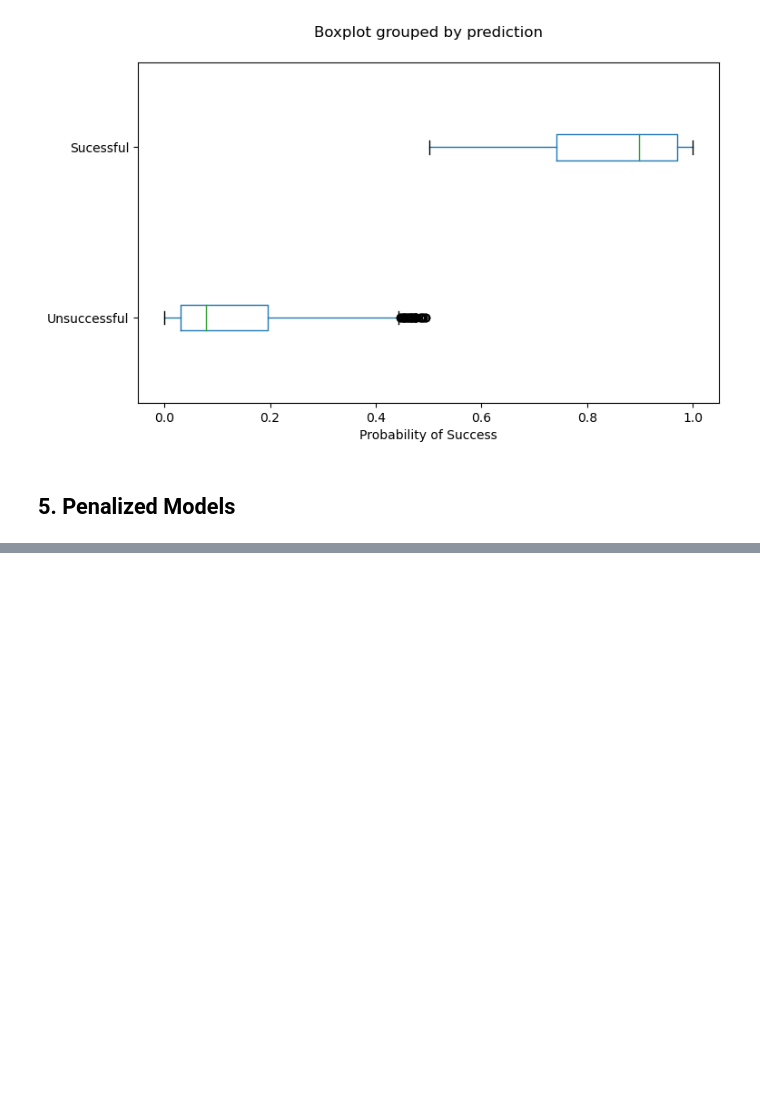
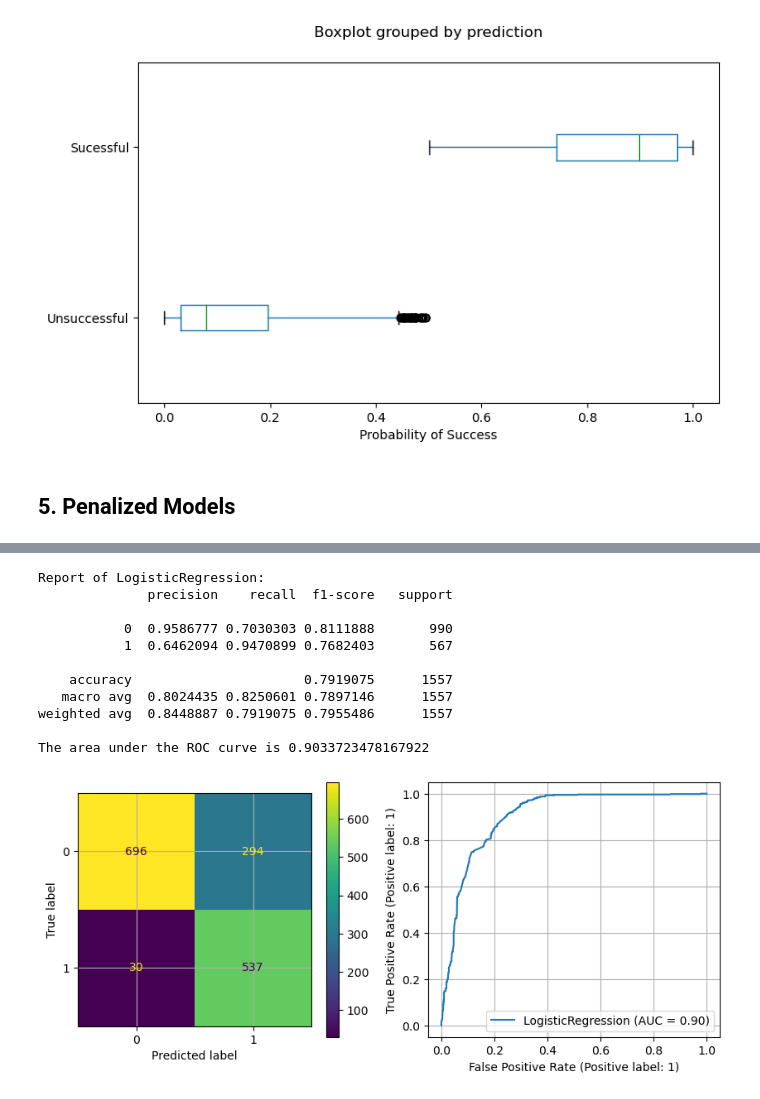
Before and after one commit to chenxuhe79/AppliedPredictiveModeling, a Jupyter notebook: Ch12_7 Discriminant Analysis and Other Linear Classification Models.ipynb, the cells around one changed output, grey strips where cells are left out. Cells and saved outputs as stored; diff of their text form; code cells hidden in the pictures; blank space fills up the shorter version.

```diff
--- a/Ch12_7 Discriminant Analysis and Other Linear Classification Models.ipynb
+++ b/Ch12_7 Discriminant Analysis and Other Linear Classification Models.ipynb
@@ -886,0 +951,15 @@ Text(0.5, 1.0, '')
+# %%
+modelPerf(lassoModel, validX_scaled, validy)
+# %% [output]
+Report of LogisticRegression:
+              precision    recall  f1-score   support
+
+           0  0.9586777 0.7030303 0.8111888       990
+           1  0.6462094 0.9470899 0.7682403       567
+
+    accuracy                      0.7919075      1557
+   macro avg  0.8024435 0.8250601 0.7897146      1557
+weighted avg  0.8448887 0.7919075 0.7955486      1557
+
+The area under the ROC curve is 0.9033723478167922
+[figure, added]
```
Also changed, not shown: parts of 27 cells of this notebook.
